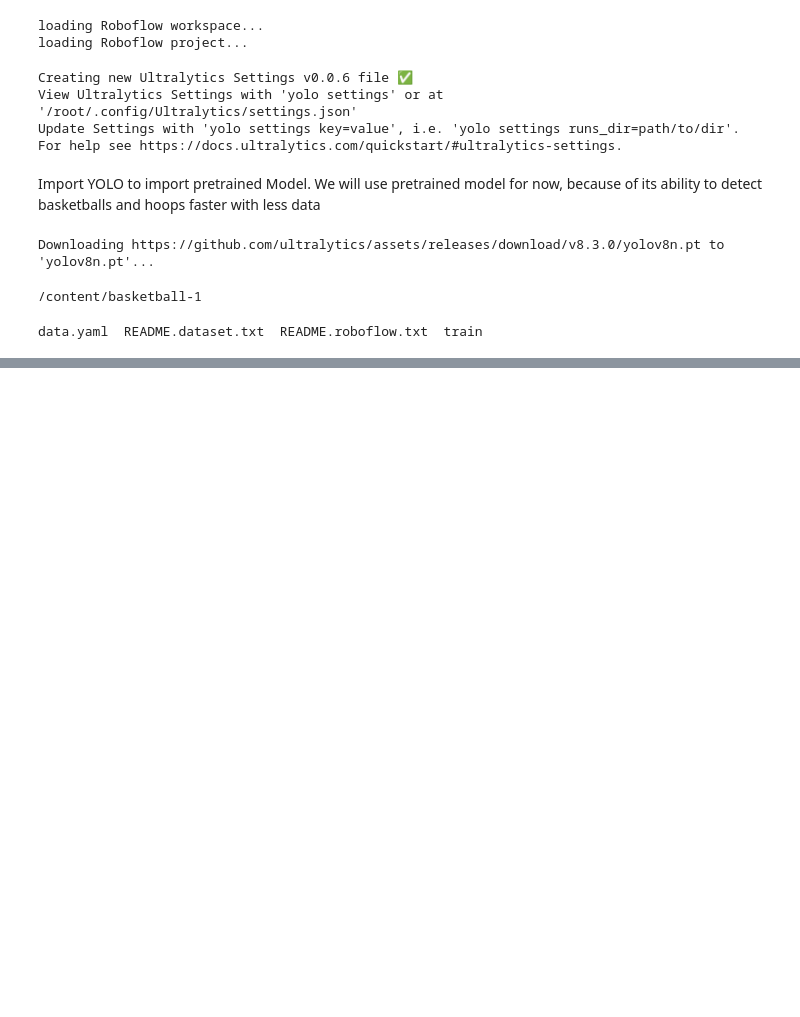
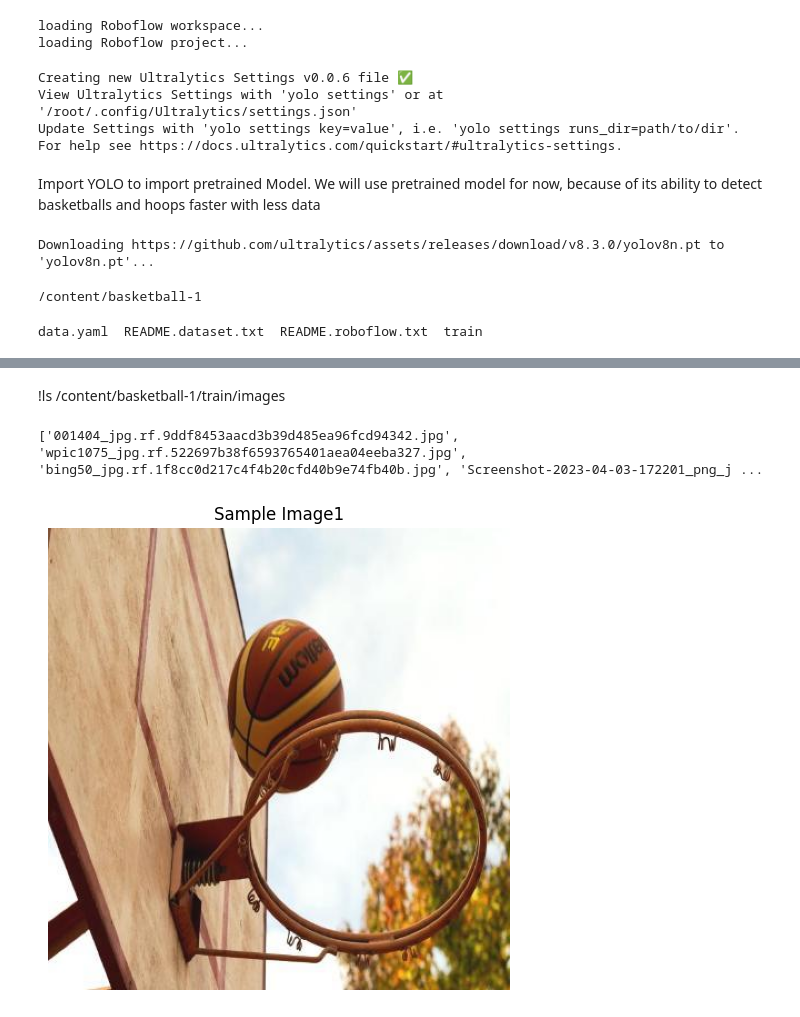
Before and after one commit to chrisalpuerto/Bball-shot-Detection, a Jupyter notebook: BasketballMLModel.ipynb, the cells around one changed output, grey strips where cells are left out. Drawn from its saved outputs; the diff is of its cells as text; code cells hidden in the pictures; blank space fills up the shorter version.

```diff
--- a/BasketballMLModel.ipynb
+++ b/BasketballMLModel.ipynb
@@ -176,0 +184,27 @@ mAP50-95: 0.7237850311282584
+# %% [markdown]
+!ls /content/basketball-1/train/images
+# %%
+import os
+train_path1 = "/content/basketball-1/train/images"
+
+images = os.listdir(train_path1)
+# %%
+print(images[:10])
+# %% [output]
+['001404_jpg.rf.9ddf8453aacd3b39d485ea96fcd94342.jpg', 'wpic1075_jpg.rf.522697b38f6593765401aea04eeba327.jpg', 'bing50_jpg.rf.1f8cc0d217c4f4b20cfd40b9e74fb40b.jpg', 'Screenshot-2023-04-03-172201_png_j ...
+# %%
+import matplotlib.pyplot as plt
+
+image1 = images[1]
+image_path1 = os.path.join(train_path1, image1)
+# load with opencv
+img1 = cv2.imread(image_path1)
+img_rgb = cv2.cvtColor(img1, cv2.COLOR_BGR2RGB)
+
+plt.figure(figsize=(8,6))
+plt.imshow(img_rgb)
+plt.axis('off')
+plt.title('Sample Image1')
+plt.show()
+# %% [output]
+[figure, added]
```
Also changed, not shown: parts of 20 cells of this notebook.
